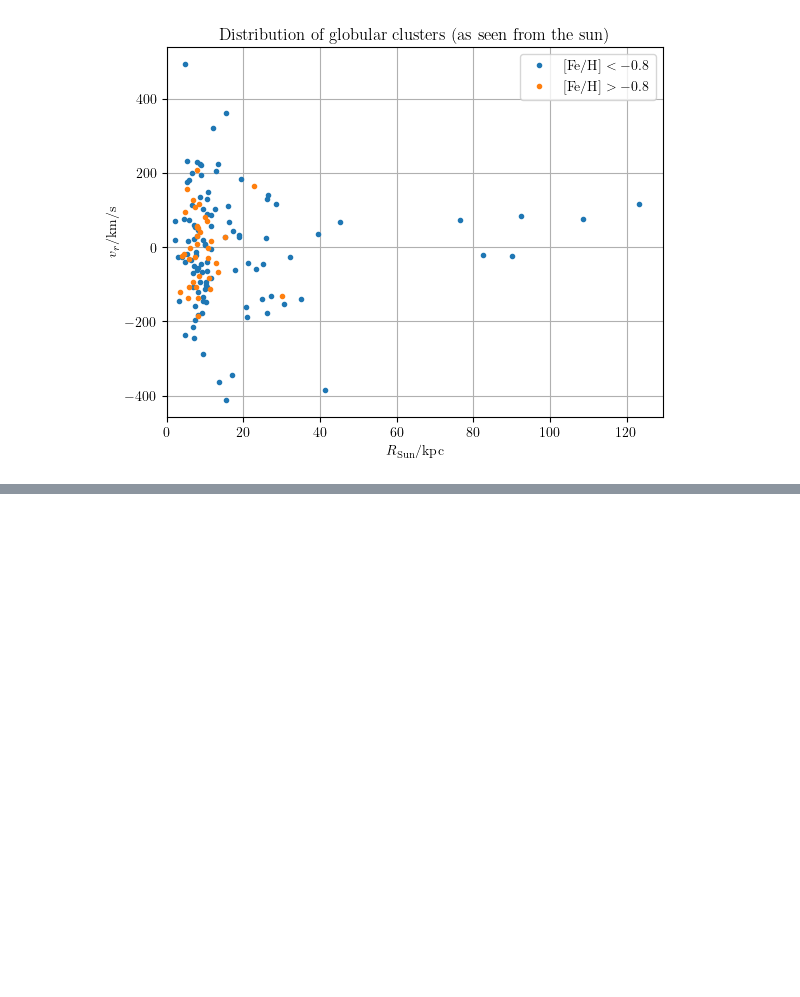
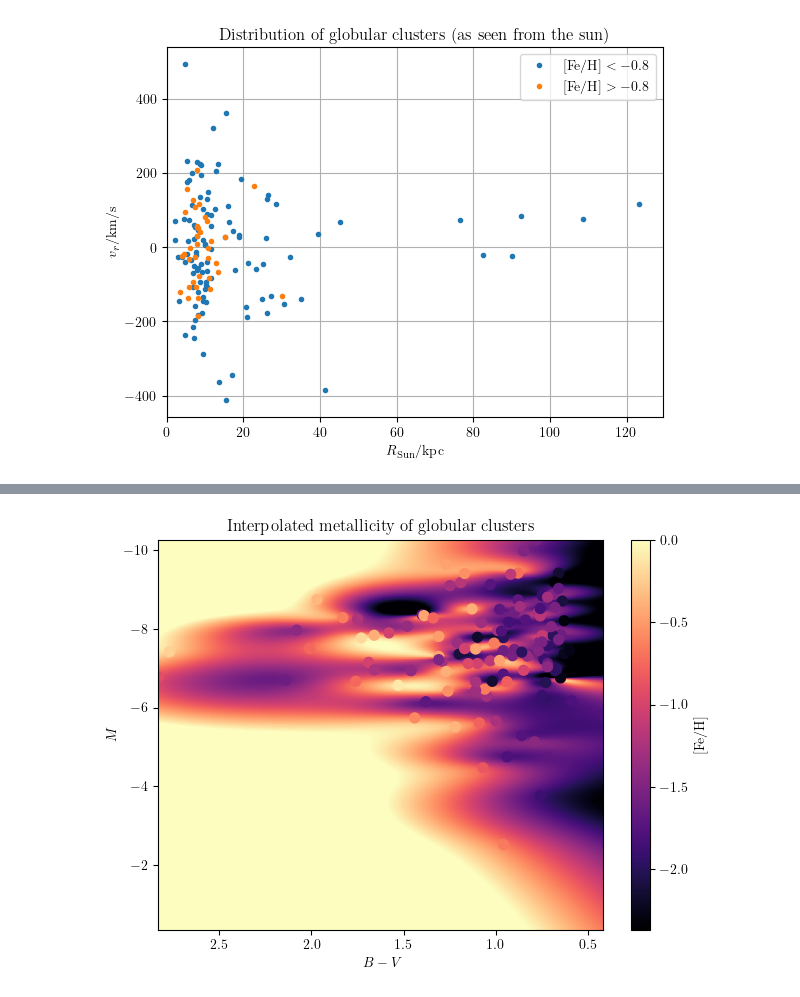
Before and after one commit to eddikebrygger/PHYS3116---Project, a Jupyter notebook: Main_file.ipynb, the cells around one changed output, grey strips where cells are left out. Cells and saved outputs as stored; diff of their text form; code cells hidden in the pictures; blank space fills up the shorter version.

```diff
--- a/Main_file.ipynb
+++ b/Main_file.ipynb
@@ -75,0 +87,14 @@ plt.show()
+# %%
+plt.figure()
+plt.pcolormesh(BmV_space,M_space,mtlc_space,cmap='magma',vmin=mtlc.min(),vmax=mtlc.max())
+plt.scatter(BmV,M_V,50,mtlc,cmap='magma',vmin=mtlc.min(),vmax=mtlc.max())
+plt.colorbar(label =r'$[\mathrm{Fe/H}]$')
+plt.gca().invert_xaxis()
+plt.gca().invert_yaxis()
+plt.xlabel(r'$B-V$')
+plt.ylabel(r'$M$')
+plt.title(r'Interpolated metallicity of globular clusters')
+plt.tight_layout()
+plt.show()
+# %% [output]
+[figure, added]
```
Also changed, not shown: parts of 3 cells of this notebook.
